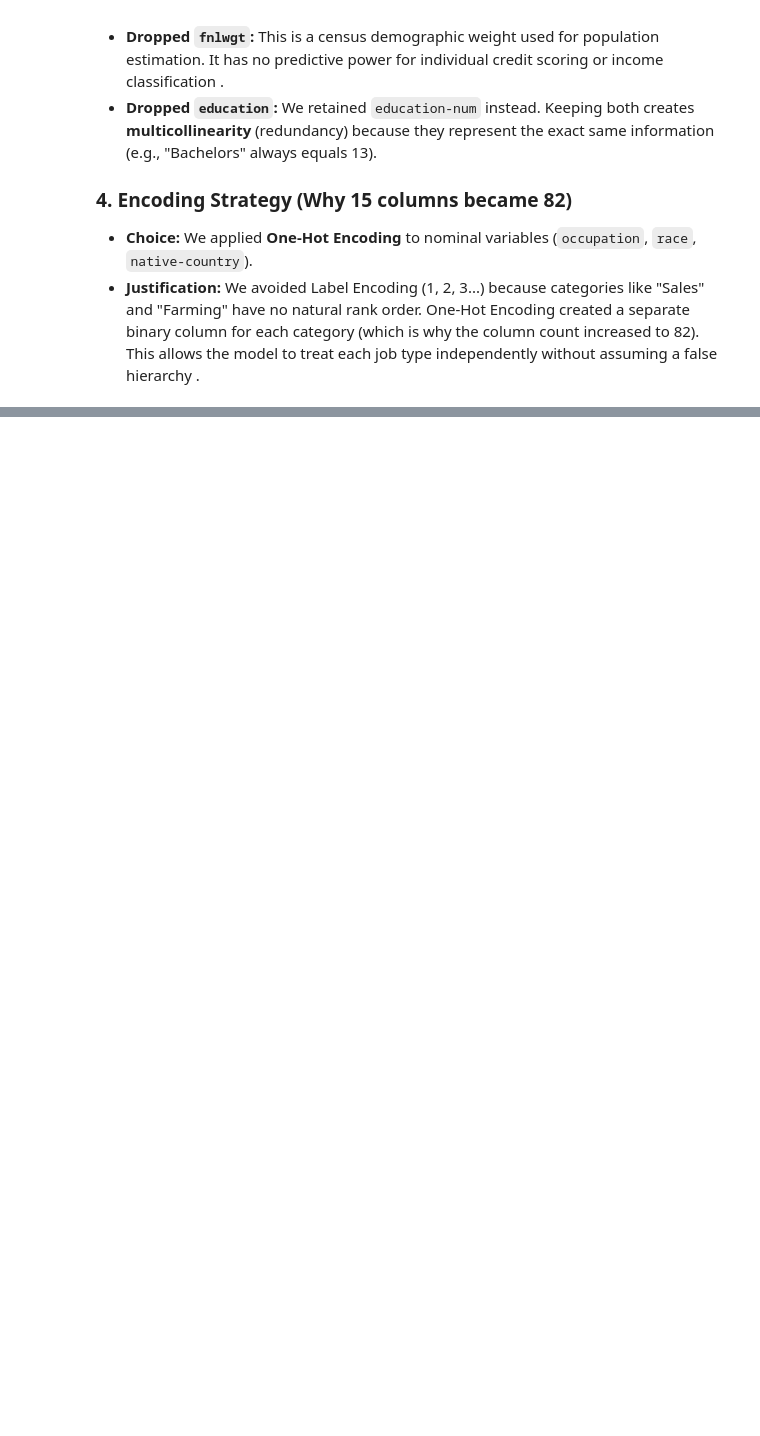
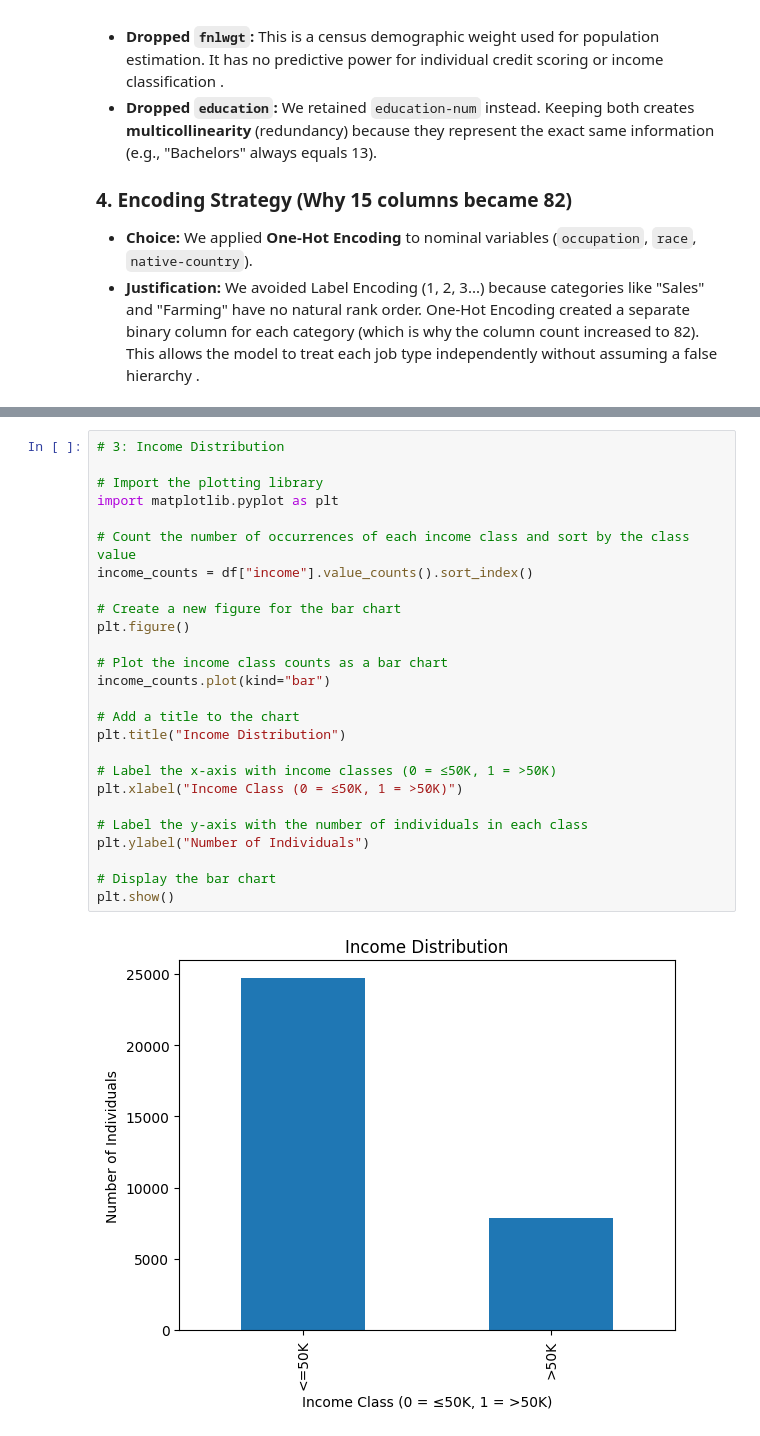
Before and after one commit to ADRIAN-gif-dev/Business-Intelligence-_-Student, a Jupyter notebook: Business Intelligence Group Work/Notebooks/datacheck.ipynb, the cells around one changed output, grey strips where cells are left out. Drawn from its saved outputs; the diff is of its cells as text; blank space fills up the shorter version.

```diff
--- a/Business Intelligence Group Work/Notebooks/datacheck.ipynb
+++ b/Business Intelligence Group Work/Notebooks/datacheck.ipynb
@@ -231,0 +321,28 @@ First 5 rows of cleaned data:
+# %%
+# 3: Income Distribution
+
+# Import the plotting library
+import matplotlib.pyplot as plt
+
+# Count the number of occurrences of each income class and sort by the class value
+income_counts = df["income"].value_counts().sort_index()
+
+# Create a new figure for the bar chart
+plt.figure()
+
+# Plot the income class counts as a bar chart
+income_counts.plot(kind="bar")
+
+# Add a title to the chart
+plt.title("Income Distribution")
+
+# Label the x-axis with income classes (0 = ≤50K, 1 = >50K)
+plt.xlabel("Income Class (0 = ≤50K, 1 = >50K)")
+
+# Label the y-axis with the number of individuals in each class
+plt.ylabel("Number of Individuals")
+
+# Display the bar chart
+plt.show()
+# %% [output]
+[figure, added]
```
Also changed, not shown: parts of 6 cells of this notebook.
